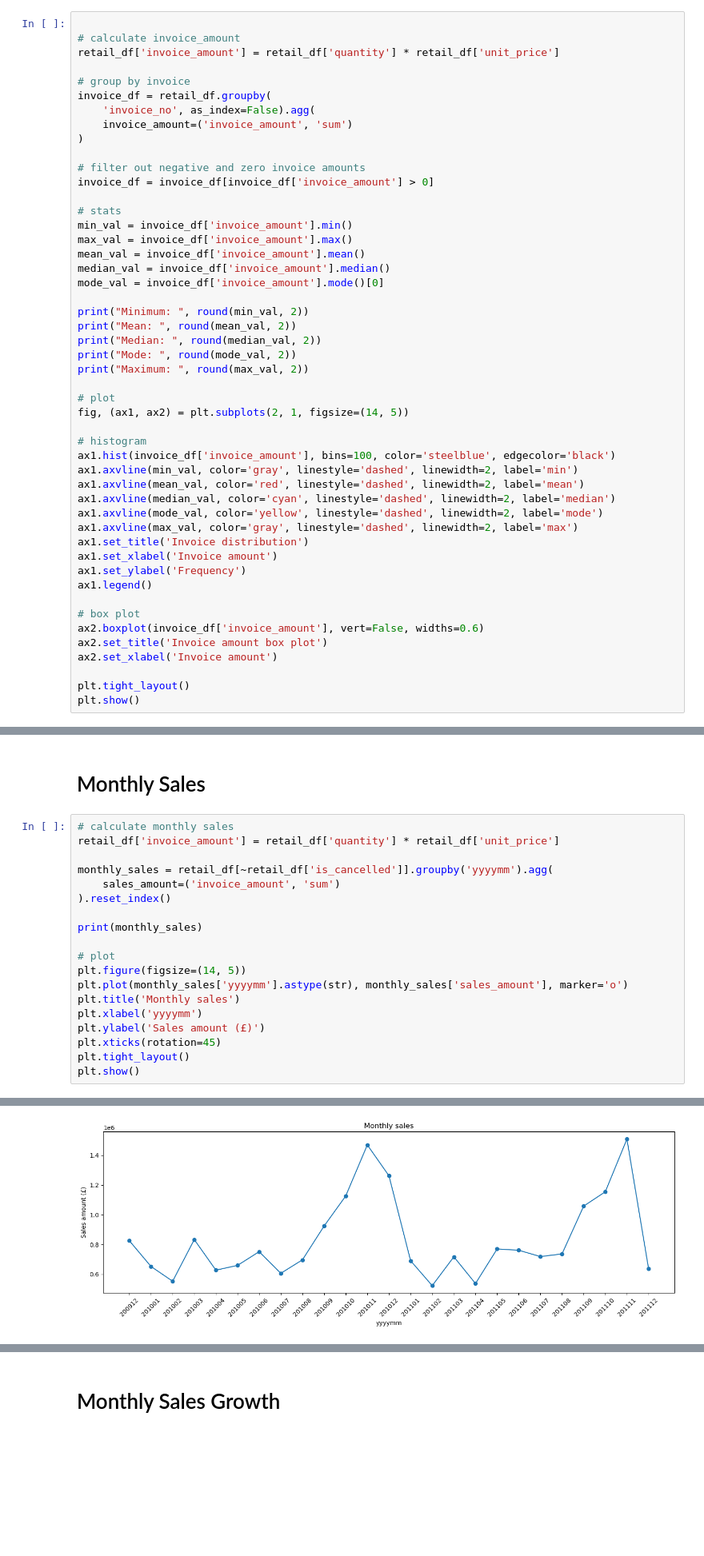
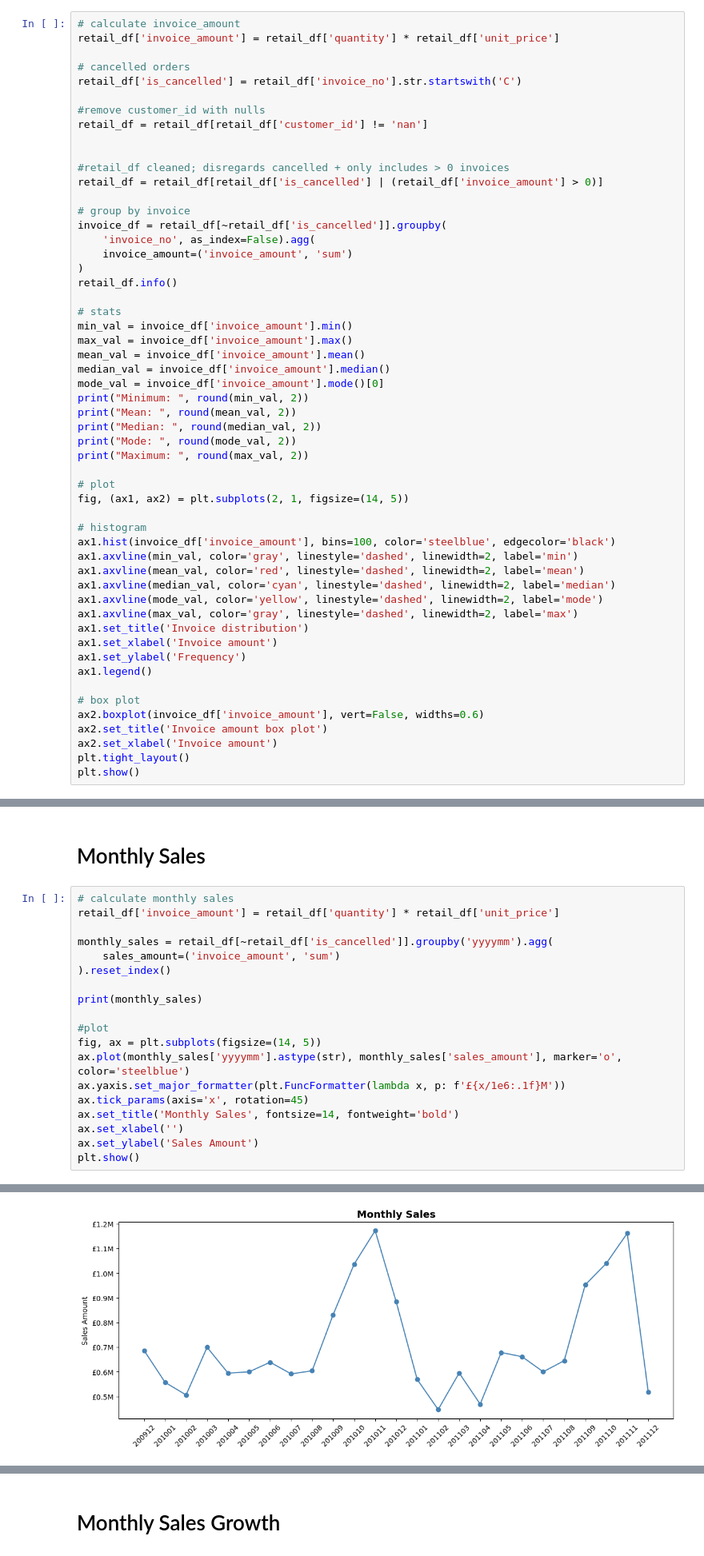
Before and after one commit to jarviscanada/jarvis_data_eng_WilsonVuu, a Jupyter notebook: python_data_analytics/python_data_wrangling/retail_data_analytics_wrangling.ipynb, the cells around one changed output, grey strips where cells are left out. Shown at 80% size. Drawn from its saved outputs; the diff is of its cells as text; blank space fills up the shorter version.

Commit message:
Corrected Insights + Clean up notebook

```diff
--- a/python_data_analytics/python_data_wrangling/retail_data_analytics_wrangling.ipynb
+++ b/python_data_analytics/python_data_wrangling/retail_data_analytics_wrangling.ipynb
@@ -89,16 +87,23 @@ None
 # %%
-
 # calculate invoice_amount
 retail_df['invoice_amount'] = retail_df['quantity'] * retail_df['unit_price']
 
+# cancelled orders
+retail_df['is_cancelled'] = retail_df['invoice_no'].str.startswith('C')
+
+#remove customer_id with nulls
+retail_df = retail_df[retail_df['customer_id'] != 'nan']
+
+
+#retail_df cleaned; disregards cancelled + only includes > 0 invoices
+retail_df = retail_df[retail_df['is_cancelled'] | (retail_df['invoice_amount'] > 0)]
+
 # group by invoice
-invoice_df = retail_df.groupby(
+invoice_df = retail_df[~retail_df['is_cancelled']].groupby(
     'invoice_no', as_index=False).agg(
     invoice_amount=('invoice_amount', 'sum')
 )
-
-# filter out negative and zero invoice amounts
-invoice_df = invoice_df[invoice_df['invoice_amount'] > 0]
+retail_df.info()
 
 # stats
 min_val = invoice_df['invoice_amount'].min()
@@ -106,7 +111,6 @@ max_val = invoice_df['invoice_amount'].max()
 mean_val = invoice_df['invoice_amount'].mean()
 median_val = invoice_df['invoice_amount'].median()
 mode_val = invoice_df['invoice_amount'].mode()[0]
-
 print("Minimum: ", round(min_val, 2))
 print("Mean: ", round(mean_val, 2))
 print("Median: ", round(median_val, 2))
@@ -132,7 +136,6 @@ ax1.legend()
 ax2.boxplot(invoice_df['invoice_amount'], vert=False, widths=0.6)
 ax2.set_title('Invoice amount box plot')
 ax2.set_xlabel('Invoice amount')
-
 plt.tight_layout()
 plt.show()
 # %% [output]
@@ -182,14 +196,14 @@ monthly_sales = retail_df[~retail_df['is_cancelled']].groupby('yyyymm').agg(
 
 print(monthly_sales)
 
-# plot
-plt.figure(figsize=(14, 5))
-plt.plot(monthly_sales['yyyymm'].astype(str), monthly_sales['sales_amount'], marker='o')
-plt.title('Monthly sales')
-plt.xlabel('yyyymm')
-plt.ylabel('Sales amount (£)')
-plt.xticks(rotation=45)
-plt.tight_layout()
+#plot
+fig, ax = plt.subplots(figsize=(14, 5))
+ax.plot(monthly_sales['yyyymm'].astype(str), monthly_sales['sales_amount'], marker='o', color='steelblue')
+ax.yaxis.set_major_formatter(plt.FuncFormatter(lambda x, p: f'£{x/1e6:.1f}M'))
+ax.tick_params(axis='x', rotation=45)
+ax.set_title('Monthly Sales', fontsize=14, fontweight='bold')
+ax.set_xlabel('')
+ax.set_ylabel('Sales Amount')
 plt.show()
 # %% [output]
     yyyymm  sales_amount
@@ -212 +226 @@ plt.show()
-[figure, old version]
+[figure, new version]
```
Also changed, not shown: parts of 37 cells of this notebook.
